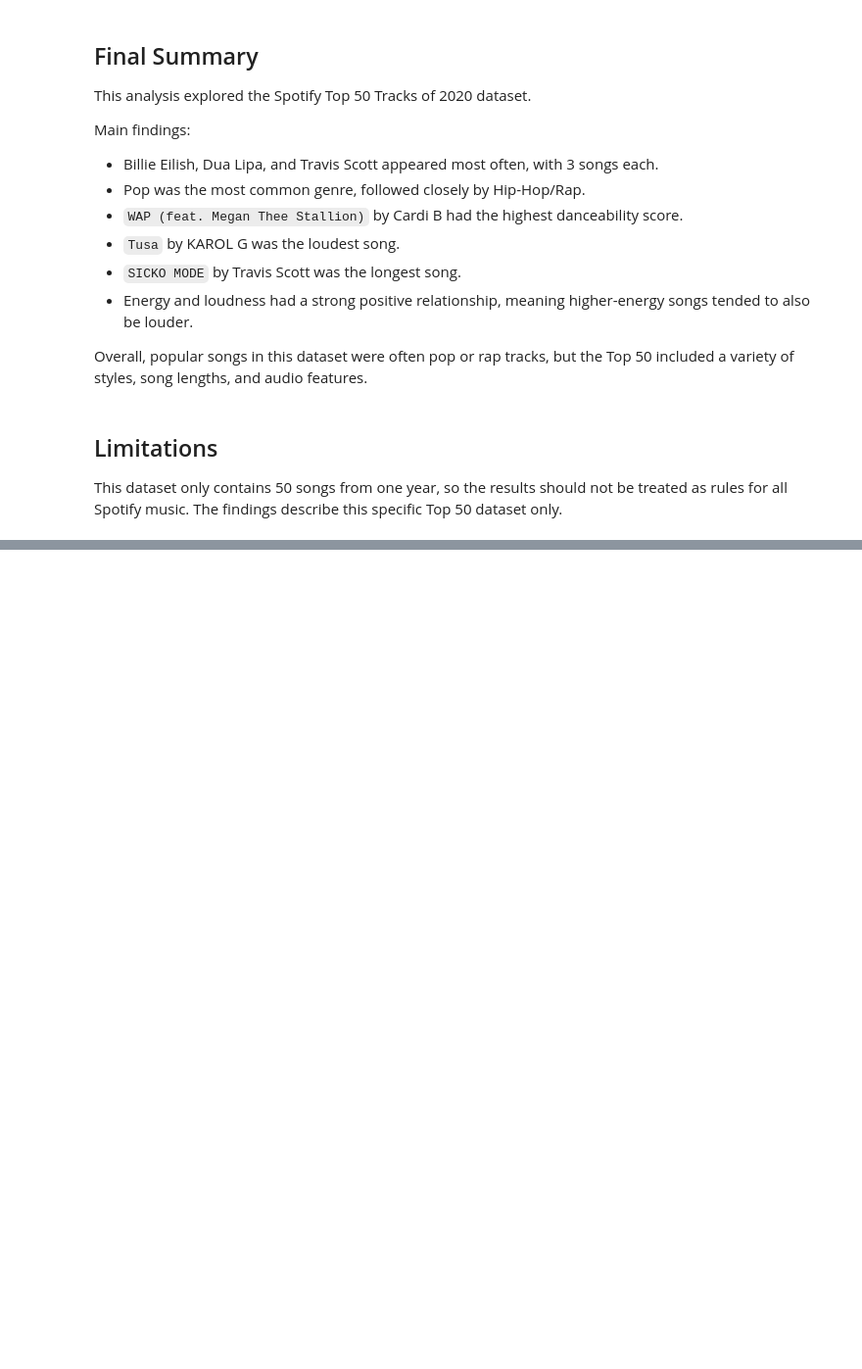
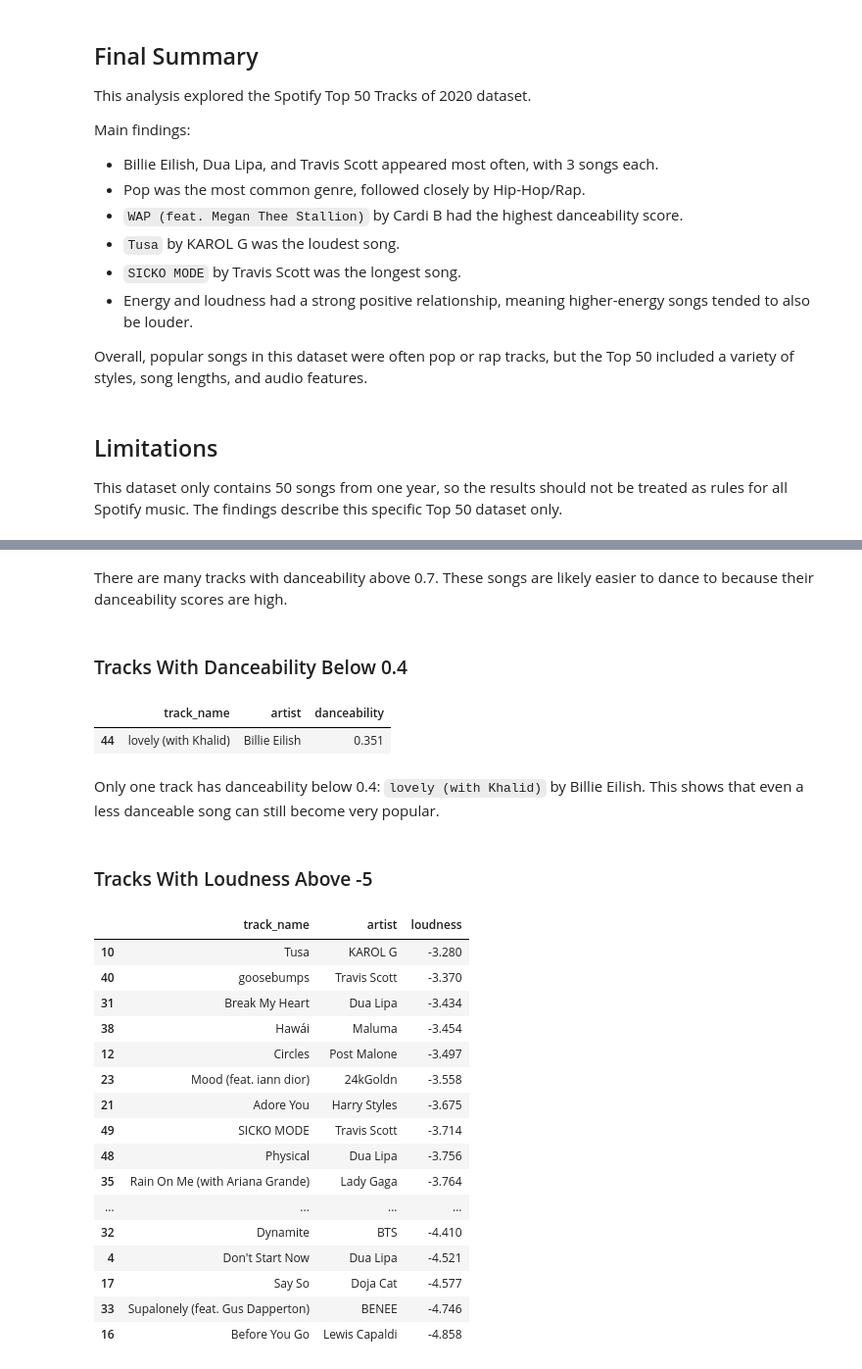
Before and after one commit to LubanaOrin/learn_code, a Jupyter notebook: tasks/Spotify Data Analysis/notebooks/spotify_top_50_eda.ipynb, the cells around one changed output, grey strips where cells are left out. Shown at 98% size. Cells and saved outputs as stored; diff of their text form; code cells hidden in the pictures; blank space fills up the shorter version.

```diff
--- a/tasks/Spotify Data Analysis/notebooks/spotify_top_50_eda.ipynb
+++ b/tasks/Spotify Data Analysis/notebooks/spotify_top_50_eda.ipynb
@@ -493,0 +579,35 @@ This dataset only contains 50 songs from one year, so the results should not be
+# %% [markdown]
+There are many tracks with danceability above 0.7. These songs are likely easier to dance to because their danceability scores are high.
+# %% [markdown]
+### Tracks With Danceability Below 0.4
+# %%
+danceability_below_04 = df[df["danceability"] < 0.4][["track_name", "artist", "danceability"]].sort_values(by="danceability", ascending=True)
+danceability_below_04
+# %% [output]
+|  | track_name | artist | danceability |
+| 44 | lovely (with Khalid) | Billie Eilish | 0.351 |
+# %% [markdown]
+Only one track has danceability below 0.4: `lovely (with Khalid)` by Billie Eilish. This shows that even a less danceable song can still become very popular.
+# %% [markdown]
+### Tracks With Loudness Above -5
+# %%
+loudness_above_minus_5 = df[df["loudness"] > -5][["track_name", "artist", "loudness"]].sort_values(by="loudness", ascending=False)
+loudness_above_minus_5
+# %% [output]
+|  | track_name | artist | loudness |
+| 10 | Tusa | KAROL G | -3.280 |
+| 40 | goosebumps | Travis Scott | -3.370 |
+| 31 | Break My Heart | Dua Lipa | -3.434 |
+| 38 | Hawái | Maluma | -3.454 |
+| 12 | Circles | Post Malone | -3.497 |
+| 23 | Mood (feat. iann dior) | 24kGoldn | -3.558 |
+| 21 | Adore You | Harry Styles | -3.675 |
+| 49 | SICKO MODE | Travis Scott | -3.714 |
+| 48 | Physical | Dua Lipa | -3.756 |
+| 35 | Rain On Me (with Ariana Grande) | Lady Gaga | -3.764 |
+| ... | ... | ... | ... |
+| 32 | Dynamite | BTS | -4.410 |
+| 4 | Don't Start Now | Dua Lipa | -4.521 |
+| 17 | Say So | Doja Cat | -4.577 |
+| 33 | Supalonely (feat. Gus Dapperton) | BENEE | -4.746 |
+| 16 | Before You Go | Lewis Capaldi | -4.858 |
```
Also changed, not shown: parts of 24 cells of this notebook, 1 other file.
